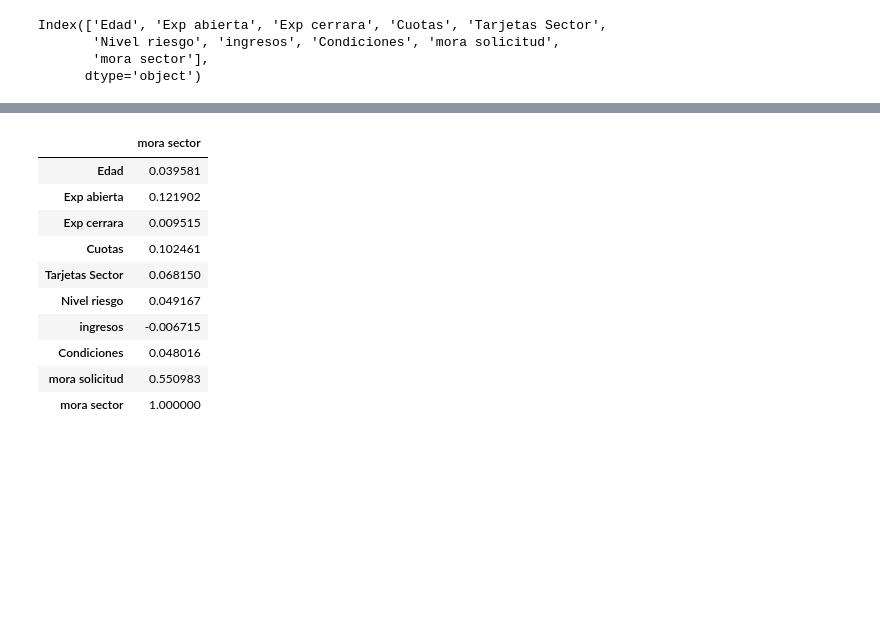
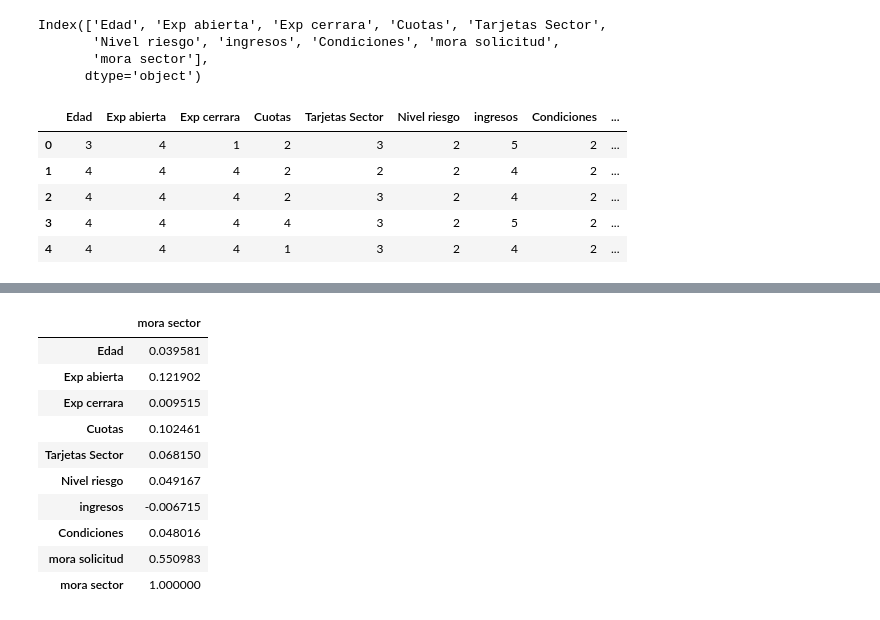
Before and after one commit to aljegoram/AnalisisDatos, a Jupyter notebook: Taller_1,_2_y_3_Análisis_de_Datos.ipynb, the cells around one changed output, grey strips where cells are left out. Drawn from its saved outputs; the diff is of its cells as text; code cells hidden in the pictures; blank space fills up the shorter version.

```diff
--- a/Taller_1,_2_y_3_Análisis_de_Datos.ipynb
+++ b/Taller_1,_2_y_3_Análisis_de_Datos.ipynb
@@ -167,3 +190,13 @@ Index(['Edad', 'Exp abierta', 'Exp cerrara', 'Cuotas', 'Tarjetas Sector',
        'Nivel riesgo', 'ingresos', 'Condiciones', 'mora solicitud',
        'mora sector'],
       dtype='object')
+# %%
+#Se utiliza para mostrar las primeras filas del conjunto de datos dataset. Cuando se llama a head() en un DataFrame, muestra por defecto las primeras 5 filas del DataFrame. Esto puede ser útil para obtener una vista previa rápida de los datos y entender su estructura antes de realizar análisis más detallados.
+df.head()
+# %% [output]
+|  | Edad | Exp abierta | Exp cerrara | Cuotas | Tarjetas Sector | Nivel riesgo | ingresos | Condiciones | ... |
+| 0 | 3 | 4 | 1 | 2 | 3 | 2 | 5 | 2 | ... |
+| 1 | 4 | 4 | 4 | 2 | 2 | 2 | 4 | 2 | ... |
+| 2 | 4 | 4 | 4 | 2 | 3 | 2 | 4 | 2 | ... |
+| 3 | 4 | 4 | 4 | 4 | 3 | 2 | 5 | 2 | ... |
+| 4 | 4 | 4 | 4 | 1 | 3 | 2 | 4 | 2 | ... |
```
Also changed, not shown: parts of 5 cells of this notebook.
